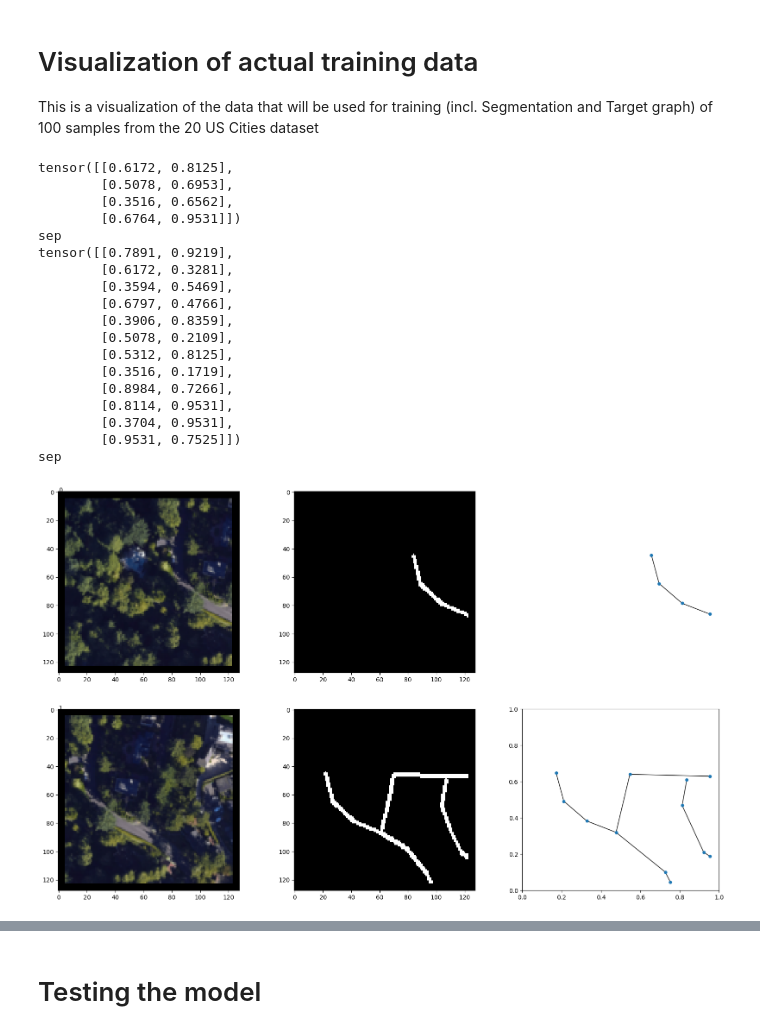
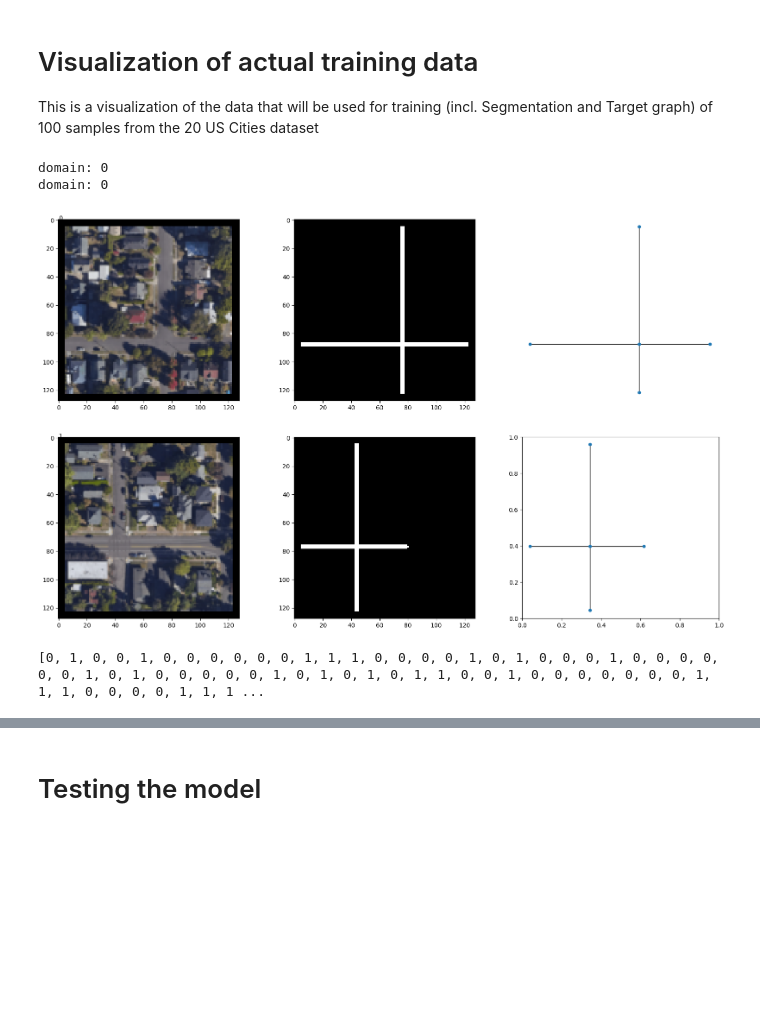
Before and after one commit to ankke/thesis, a Jupyter notebook: visualize_data.ipynb, the cells around one changed output, grey strips where cells are left out. Drawn from its saved outputs; the diff is of its cells as text; code cells hidden in the pictures; blank space fills up the shorter version.

```diff
--- a/visualize_data.ipynb
+++ b/visualize_data.ipynb
@@ -27,7 +29,7 @@ class obj:
 def dict2obj(dict1):
     return json.loads(json.dumps(dict1), object_hook=obj)
 
-config_path = 'configs/road_rgb_2D.yaml'
+config_path = 'configs/road_network_rgb.yaml'
 # Load the config files
 with open(config_path) as f:
     print('\n*** Config file')
@@ -137,14 +143,14 @@ KeyError: 'id'
 This is a visualization of the data that will be used for training (incl. Segmentation and Target graph) of 100 samples from the 20 US Cities dataset
 # %%
 # Loading the data
-ds = build_road_network_data(
-    config, mode='test'
+train_set, val_set = build_mixed_data(
+    config
 )
 
 loader = DataLoader(
-    ds,
+    train_set,
     batch_size=config.DATA.TEST_BATCH_SIZE,
-    shuffle=False,
+    shuffle=True,
     num_workers=config.DATA.NUM_WORKERS,
     collate_fn=image_graph_collate_road_network,
     pin_memory=True
@@ -160,14 +166,13 @@ fig.set_size_inches(20,6 * num_samples)
 for i in range(start_index, start_index + num_samples):
 
     # Selecting a sample
-    sample = ds[i]
+    sample = train_set[i]
 
     # Preparing the sample (especially reversing the normalization)
-    image, seg, nodes, edges = sample[0], sample[1], sample[2], sample[3]
+    image, seg, nodes, edges, domain = sample[0], sample[1], sample[2], sample[3], sample[4]
     image = inv_norm(image)
     seg = torch.reshape(seg, (128,128))
-    print(nodes)
-    print("sep")
+    print(f"domain: {domain}")
 
     # Draw images
     axs[i, 0].imshow( image.permute(1,2,0) )
@@ -185,52 +190,42 @@ for i in range(start_index, start_index + num_samples):
         #print(f"node: {ind}, position: {(pos[1].item(), 1 - pos[0].item())}")
         G.add_node(ind, pos=(pos[1].item(), 1 - pos[0].item()))
 
     #print(edges)
 
     # Add positions to nodes
     pos = nx.get_node_attributes(G,'pos')
 
     # Add all edges
     for edge in edges:
         G.add_edge(edge[0].item(), edge[1].item())
 
     # Draw Graph with matplotlib
     nx.draw(G, pos, axs[i, 2], node_size=20, with_labels=False)
 
     axs[i,2].tick_params(left=True, bottom=True, labelleft=True, labelbottom=True)
     axs[i,2].set_xlim(0,1)
     axs[i,2].set_ylim(0,1)
 
 
     # Style the graph
     limits = plt.axis('on')
 
     # Turn off labels for axis for all graphs
     for x in axs[i]:
         x.tick_params(left=True, bottom=True, labelleft=True, labelbottom=True)
 
 # Show graph
 plt.show()
 # %% [output]
-tensor([[0.6172, 0.8125],
-        [0.5078, 0.6953],
-        [0.3516, 0.6562],
-        [0.6764, 0.9531]])
-sep
-tensor([[0.7891, 0.9219],
-        [0.6172, 0.3281],
-        [0.3594, 0.5469],
-        [0.6797, 0.4766],
-        [0.3906, 0.8359],
-        [0.5078, 0.2109],
-        [0.5312, 0.8125],
-        [0.3516, 0.1719],
-        [0.8984, 0.7266],
-        [0.8114, 0.9531],
-        [0.3704, 0.9531],
-        [0.9531, 0.7525]])
-sep
+domain: 0
+domain: 0
-[figure, old version]
+[figure, new version]
+# %%
+for batch in loader:
+    print(batch[4])
+    break
+# %% [output]
+[0, 1, 0, 0, 1, 0, 0, 0, 0, 0, 0, 1, 1, 1, 0, 0, 0, 0, 1, 0, 1, 0, 0, 0, 1, 0, 0, 0, 0, 0, 0, 1, 0, 1, 0, 0, 0, 0, 0, 1, 0, 1, 0, 1, 0, 1, 1, 0, 0, 1, 0, 0, 0, 0, 0, 0, 0, 1, 1, 1, 0, 0, 0, 0, 1, 1, 1 ...
 # %%
 import os
 import pyvista
```
Also changed, not shown: parts of 3 cells of this notebook, 18 other files.
